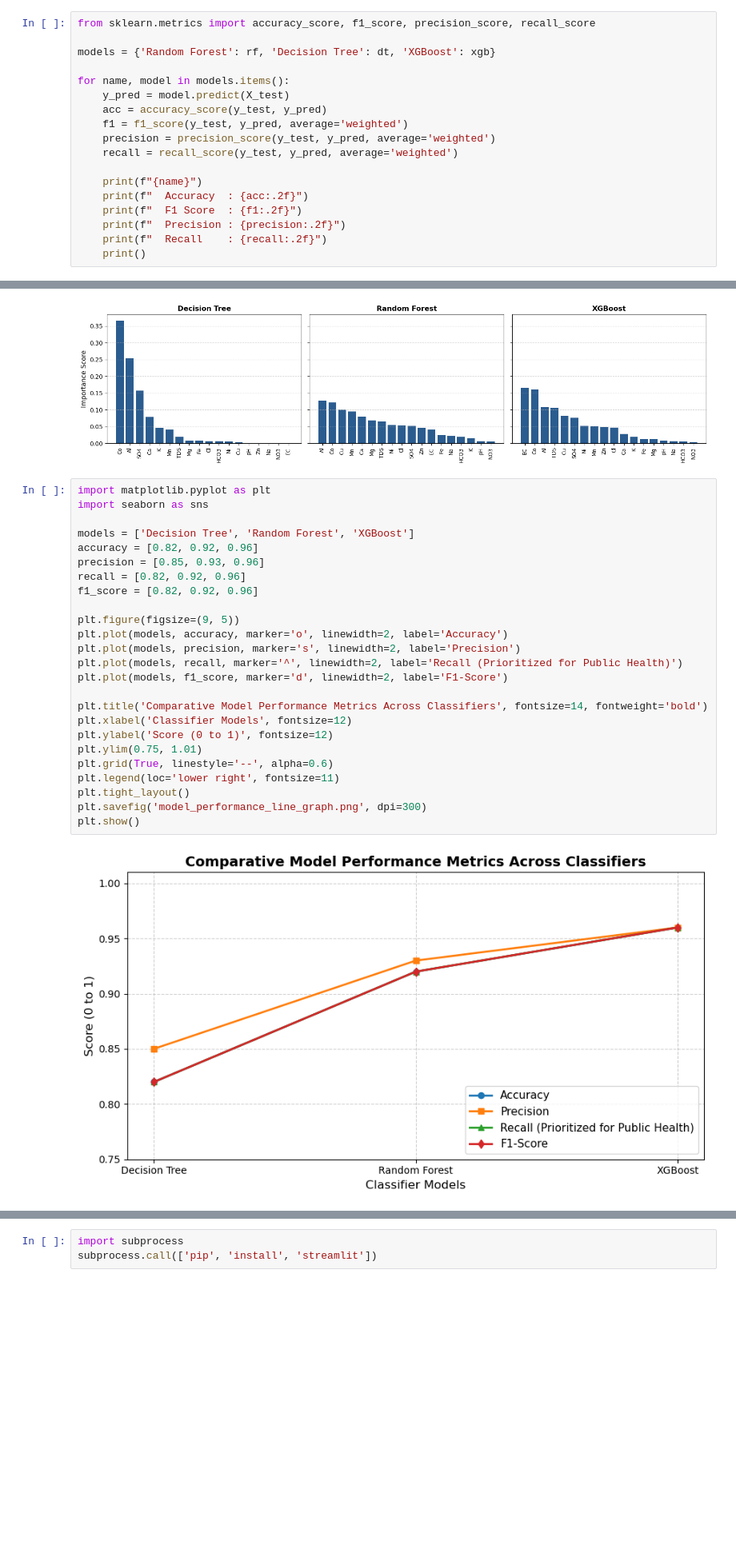
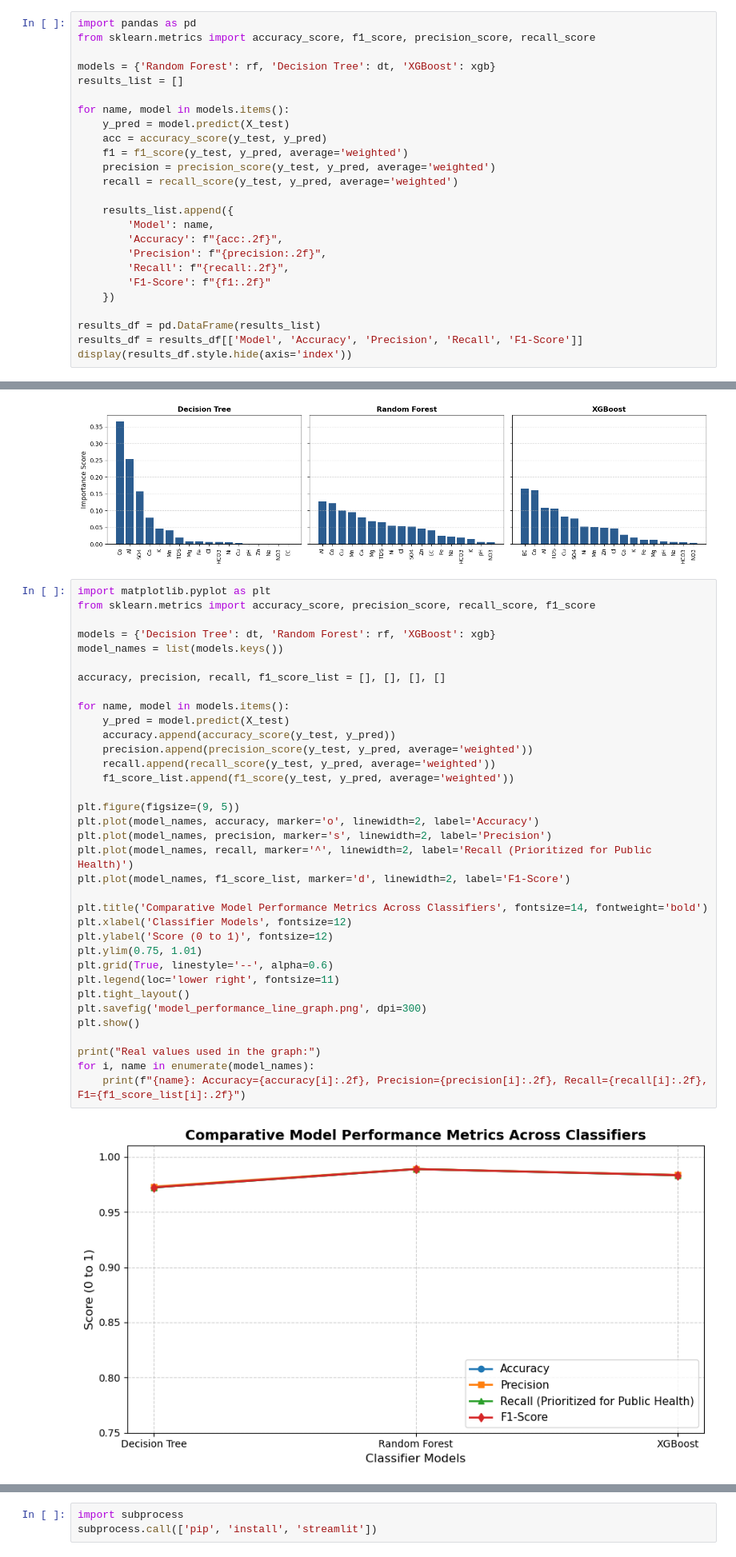
Before and after one commit to Sinovuyo209/uMhlathuze-water-quality-detection-system, a Jupyter notebook: Untitled (1).ipynb, the cells around one changed output, grey strips where cells are left out. Shown at 80% size. Cells and saved outputs as stored; diff of their text form; blank space fills up the shorter version.

```diff
--- a/Untitled (1).ipynb
+++ b/Untitled (1).ipynb
@@ -239,9 +239,11 @@ print("All 3 models trained successfully!")
 # %% [output]
 All 3 models trained successfully!
 # %%
+import pandas as pd
 from sklearn.metrics import accuracy_score, f1_score, precision_score, recall_score
 
 models = {'Random Forest': rf, 'Decision Tree': dt, 'XGBoost': xgb}
+results_list = []
 
 for name, model in models.items():
     y_pred = model.predict(X_test)
@@ -250,10 +252,15 @@ for name, model in models.items():
     precision = precision_score(y_test, y_pred, average='weighted')
     recall = recall_score(y_test, y_pred, average='weighted')
 
-    print(f"{name}")
-    print(f"  Accuracy  : {acc:.2f}")
-    print(f"  F1 Score  : {f1:.2f}")
-    print(f"  Precision : {precision:.2f}")
-    print(f"  Recall    : {recall:.2f}")
-    print()
+    results_list.append({
+        'Model': name,
+        'Accuracy': f"{acc:.2f}",
+        'Precision': f"{precision:.2f}",
+        'Recall': f"{recall:.2f}",
+        'F1-Score': f"{f1:.2f}"
+    })
+
+results_df = pd.DataFrame(results_list)
+results_df = results_df[['Model', 'Accuracy', 'Precision', 'Recall', 'F1-Score']]
+display(results_df.style.hide(axis='index'))
 # %% [output]
@@ -351,28 +345,38 @@ plt.show()
 [figure]
 # %%
 import matplotlib.pyplot as plt
-import seaborn as sns
+from sklearn.metrics import accuracy_score, precision_score, recall_score, f1_score
 
-models = ['Decision Tree', 'Random Forest', 'XGBoost']
-accuracy = [0.82, 0.92, 0.96]
-precision = [0.85, 0.93, 0.96]
-recall = [0.82, 0.92, 0.96]
-f1_score = [0.82, 0.92, 0.96]
+models = {'Decision Tree': dt, 'Random Forest': rf, 'XGBoost': xgb}
+model_names = list(models.keys())
+
+accuracy, precision, recall, f1_score_list = [], [], [], []
+
+for name, model in models.items():
+    y_pred = model.predict(X_test)
+    accuracy.append(accuracy_score(y_test, y_pred))
+    precision.append(precision_score(y_test, y_pred, average='weighted'))
+    recall.append(recall_score(y_test, y_pred, average='weighted'))
+    f1_score_list.append(f1_score(y_test, y_pred, average='weighted'))
 
 plt.figure(figsize=(9, 5))
-plt.plot(models, accuracy, marker='o', linewidth=2, label='Accuracy')
-plt.plot(models, precision, marker='s', linewidth=2, label='Precision')
-plt.plot(models, recall, marker='^', linewidth=2, label='Recall (Prioritized for Public Health)')
-plt.plot(models, f1_score, marker='d', linewidth=2, label='F1-Score')
+plt.plot(model_names, accuracy, marker='o', linewidth=2, label='Accuracy')
+plt.plot(model_names, precision, marker='s', linewidth=2, label='Precision')
+plt.plot(model_names, recall, marker='^', linewidth=2, label='Recall (Prioritized for Public Health)')
+plt.plot(model_names, f1_score_list, marker='d', linewidth=2, label='F1-Score')
 
 plt.title('Comparative Model Performance Metrics Across Classifiers', fontsize=14, fontweight='bold')
 plt.xlabel('Classifier Models', fontsize=12)
 plt.ylabel('Score (0 to 1)', fontsize=12)
 plt.ylim(0.75, 1.01)
 plt.grid(True, linestyle='--', alpha=0.6)
 plt.legend(loc='lower right', fontsize=11)
 plt.tight_layout()
 plt.savefig('model_performance_line_graph.png', dpi=300)
 plt.show()
+
+print("Real values used in the graph:")
+for i, name in enumerate(model_names):
+    print(f"{name}: Accuracy={accuracy[i]:.2f}, Precision={precision[i]:.2f}, Recall={recall[i]:.2f}, F1={f1_score_list[i]:.2f}")
 # %% [output]
-[figure, old version]
+[figure, new version]
```
Also changed, not shown: parts of 2 cells of this notebook, 2 other files.
